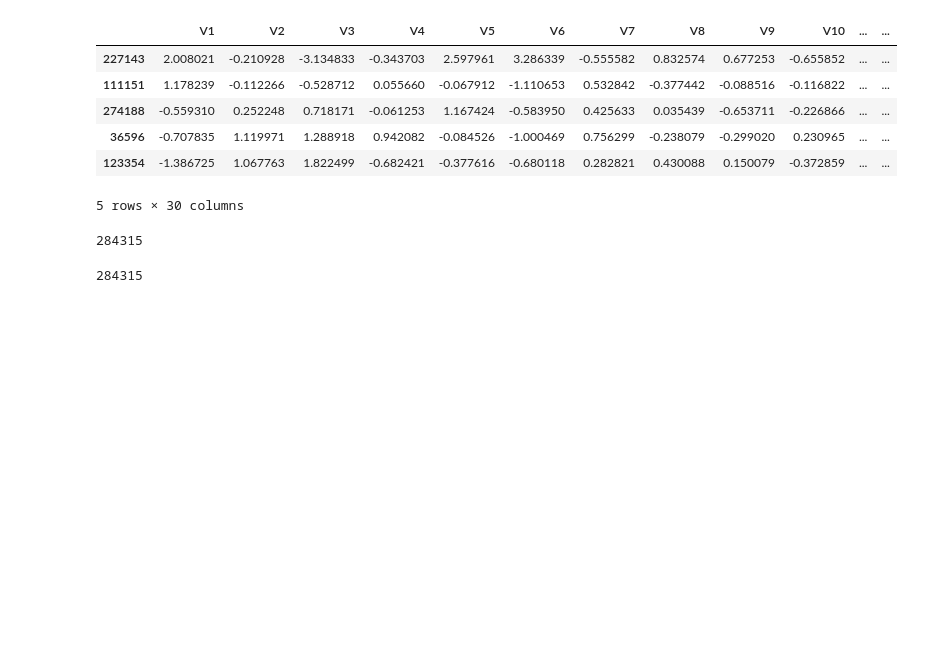
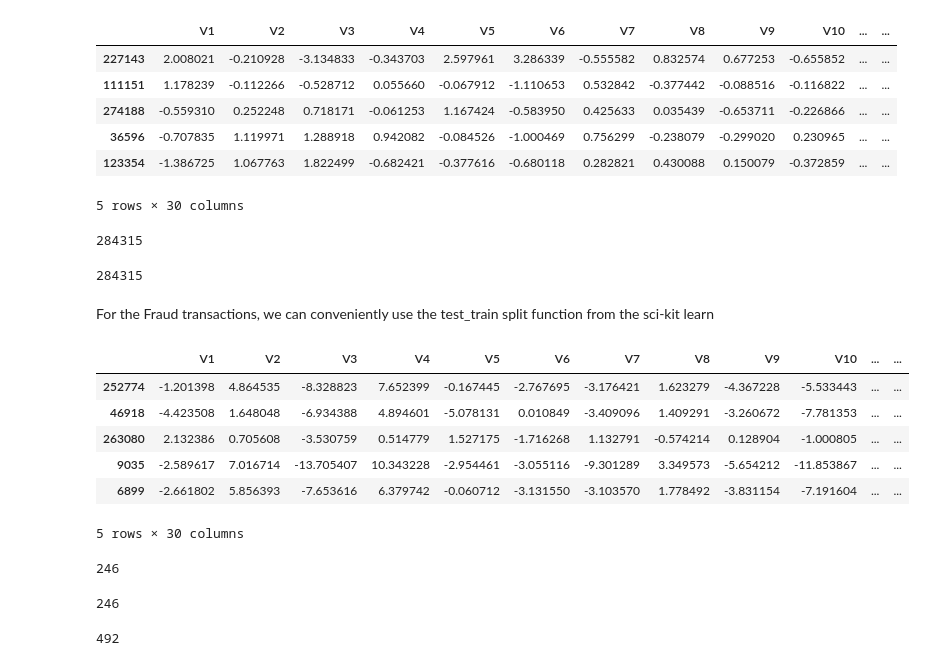
Before and after one commit to sushant2811/CreditCardFraudDetection, a Jupyter notebook: CCFraud-AnomalyDetection.ipynb, the cells around one changed output. Cells and saved outputs as stored; diff of their text form; code cells hidden in the pictures; blank space fills up the shorter version.

Commit message:
Splitting the fraud transactions into validation and test sets

```diff
--- a/CCFraud-AnomalyDetection.ipynb
+++ b/CCFraud-AnomalyDetection.ipynb
@@ -165,3 +165,29 @@ len(NormalTrain) + len(NormalValidate) + len(NormalFraud)
 len(NormalTransaction)
 # %% [output]
 284315
+# %% [markdown]
+For the Fraud transactions, we can conveniently use the test_train split function from the sci-kit learn
+# %%
+FraudValidate, FraudTest = train_test_split(FraudTransaction, test_size = 0.5)
+# %%
+FraudValidate.head()
+# %% [output]
+|  | V1 | V2 | V3 | V4 | V5 | V6 | V7 | V8 | V9 | V10 | ... | ... |
+| 252774 | -1.201398 | 4.864535 | -8.328823 | 7.652399 | -0.167445 | -2.767695 | -3.176421 | 1.623279 | -4.367228 | -5.533443 | ... | ... |
+| 46918 | -4.423508 | 1.648048 | -6.934388 | 4.894601 | -5.078131 | 0.010849 | -3.409096 | 1.409291 | -3.260672 | -7.781353 | ... | ... |
+| 263080 | 2.132386 | 0.705608 | -3.530759 | 0.514779 | 1.527175 | -1.716268 | 1.132791 | -0.574214 | 0.128904 | -1.000805 | ... | ... |
+| 9035 | -2.589617 | 7.016714 | -13.705407 | 10.343228 | -2.954461 | -3.055116 | -9.301289 | 3.349573 | -5.654212 | -11.853867 | ... | ... |
+| 6899 | -2.661802 | 5.856393 | -7.653616 | 6.379742 | -0.060712 | -3.131550 | -3.103570 | 1.778492 | -3.831154 | -7.191604 | ... | ... |
+5 rows × 30 columns
+# %%
+len(FraudValidate)
+# %% [output]
+246
+# %%
+len(FraudTest)
+# %% [output]
+246
+# %%
+len(FraudTransaction)
+# %% [output]
+492
```
